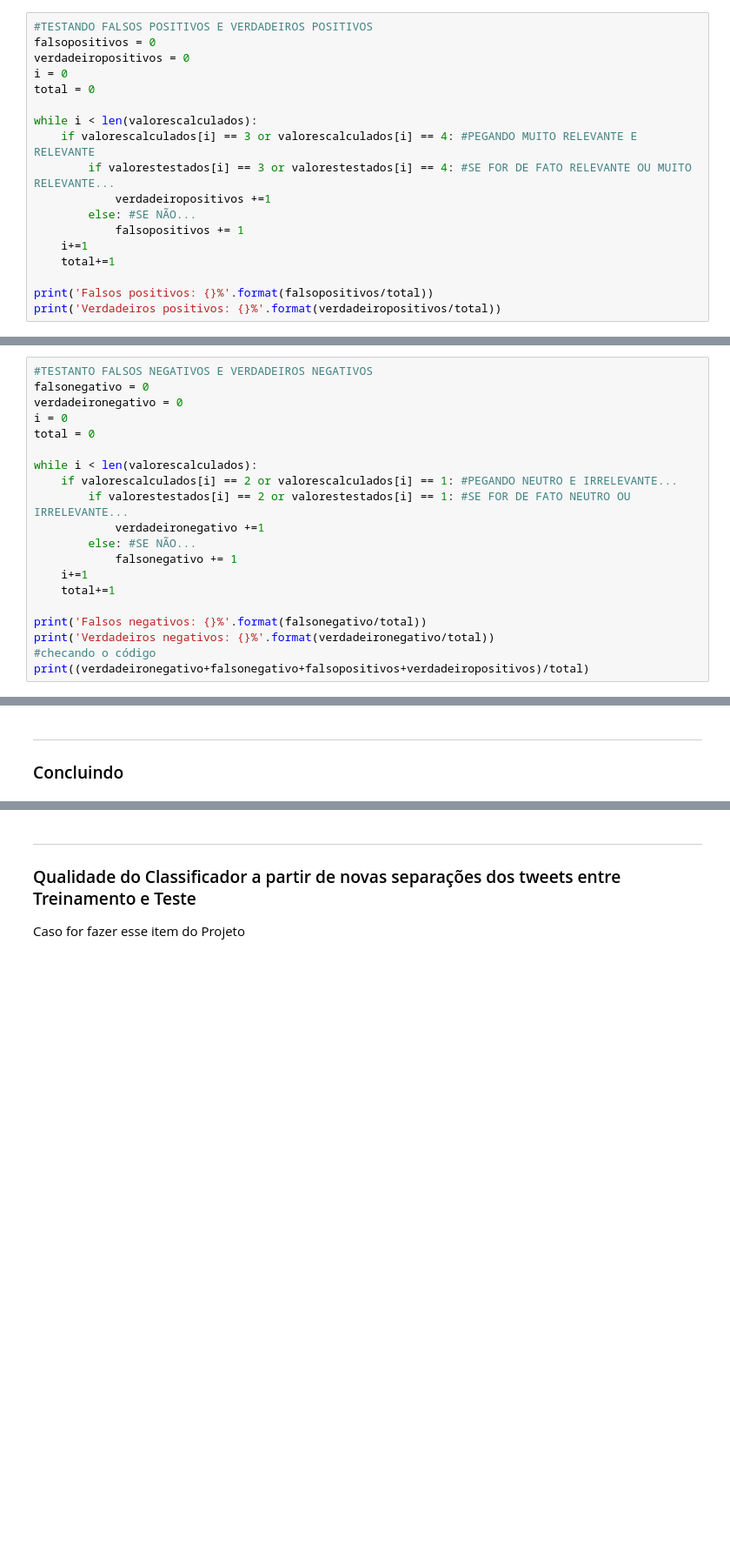
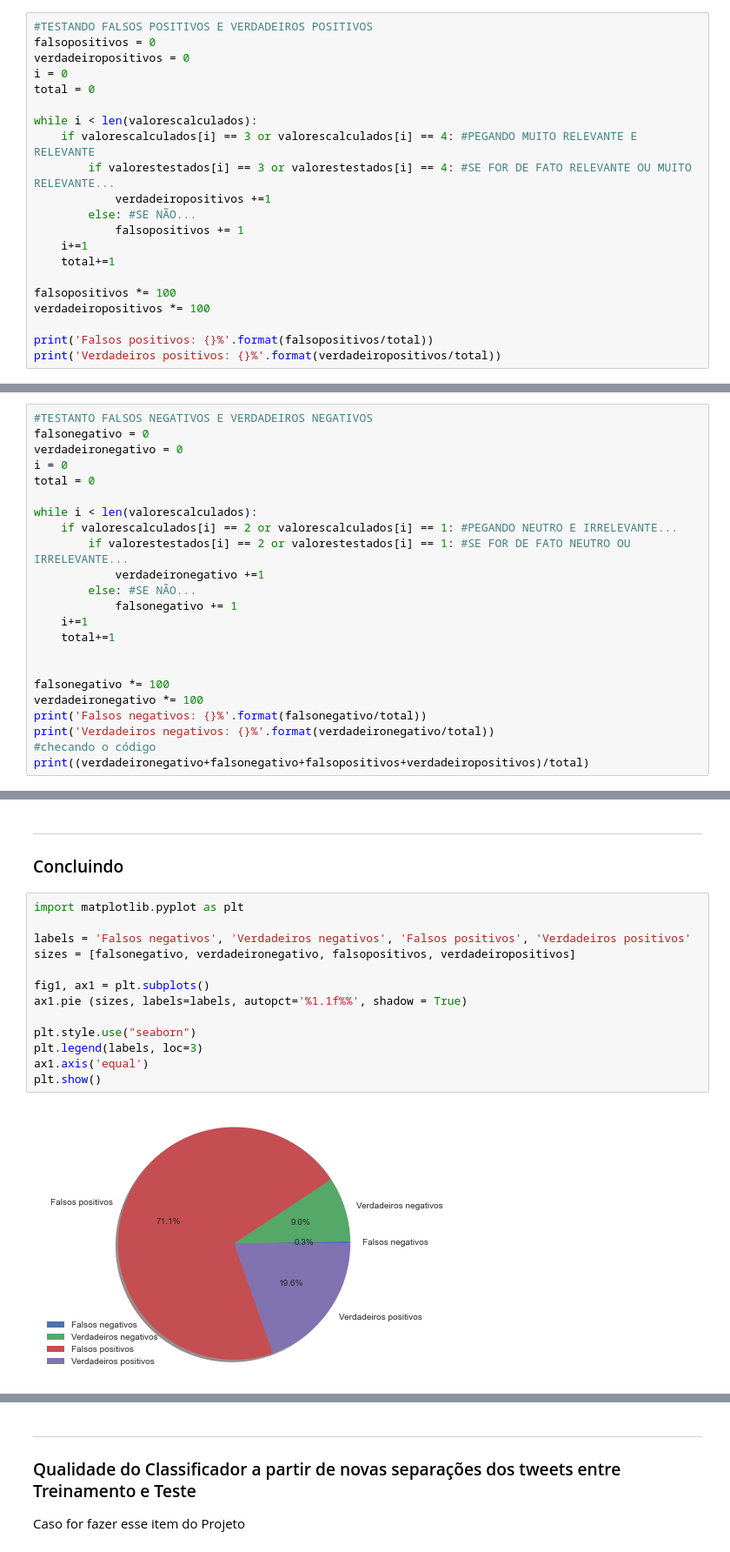
Before and after one commit to arthurfonsek/PROJETO-1-CDADOS, a Jupyter notebook: Projeto1_Layout_Classificador.ipynb, the cells around one changed output, grey strips where cells are left out. Shown: that part at 87% size. Drawn from its saved outputs; the diff is of its cells as text; blank space fills up the shorter version.

```diff
--- a/Projeto1_Layout_Classificador.ipynb
+++ b/Projeto1_Layout_Classificador.ipynb
@@ -473,6 +473,9 @@ while i < len(valorescalculados):
     i+=1
     total+=1
 
+falsopositivos *= 100
+verdadeiropositivos *= 100
+
 print('Falsos positivos: {}%'.format(falsopositivos/total))
 print('Verdadeiros positivos: {}%'.format(verdadeiropositivos/total))
 # %% [output]
@@ -494,6 +497,9 @@ while i < len(valorescalculados):
     i+=1
     total+=1
 
+
+falsonegativo *= 100
+verdadeironegativo *= 100
 print('Falsos negativos: {}%'.format(falsonegativo/total))
 print('Verdadeiros negativos: {}%'.format(verdadeironegativo/total))
 #checando o código
@@ -522,3 +528,18 @@ Acertou 10.285714285714285% das vezes.
 # %% [markdown]
 ___
 ### Concluindo
+# %%
+import matplotlib.pyplot as plt
+
+labels = 'Falsos negativos', 'Verdadeiros negativos', 'Falsos positivos', 'Verdadeiros positivos'
+sizes = [falsonegativo, verdadeironegativo, falsopositivos, verdadeiropositivos]
+
+fig1, ax1 = plt.subplots()
+ax1.pie (sizes, labels=labels, autopct='%1.1f%%', shadow = True)
+
+plt.style.use("seaborn")
+plt.legend(labels, loc=3)
+ax1.axis('equal')
+plt.show()
+# %% [output]
+[figure, added]
```
Also changed, not shown: parts of 11 cells of this notebook.
